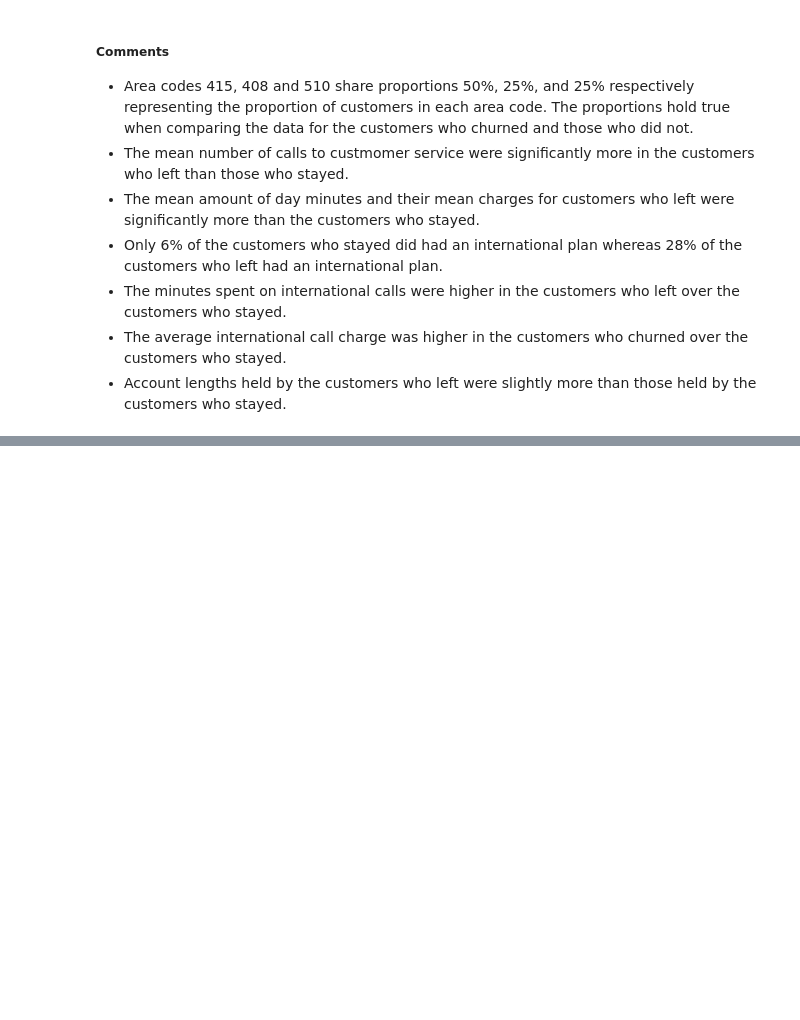
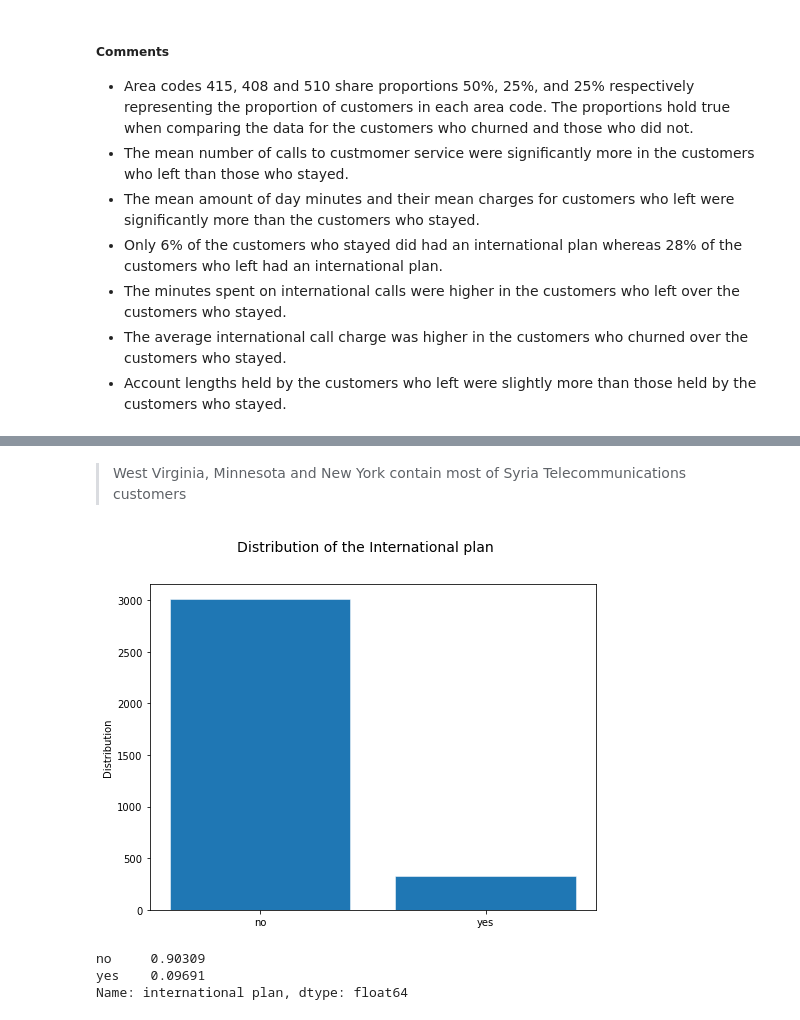
Before and after one commit to ggeorgekkariuki/syria-tel-analysis, a Jupyter notebook: index.ipynb, the cells around one changed output, grey strips where cells are left out. Drawn from its saved outputs; the diff is of its cells as text; code cells hidden in the pictures; blank space fills up the shorter version.

```diff
--- a/index.ipynb
+++ b/index.ipynb
@@ -599,0 +664,12 @@ In addition, customers who left and had longer account lengths seemed to have ma
+# %% [markdown]
+> West Virginia, Minnesota and New York contain most of Syria Telecommunications customers
+# %%
+univariate_plot('international plan')
+# %% [output]
+[figure, added]
+# %%
+df['international plan'].value_counts(normalize=True)
+# %% [output]
+no     0.90309
+yes    0.09691
+Name: international plan, dtype: float64
```
Also changed, not shown: parts of 41 cells of this notebook.
